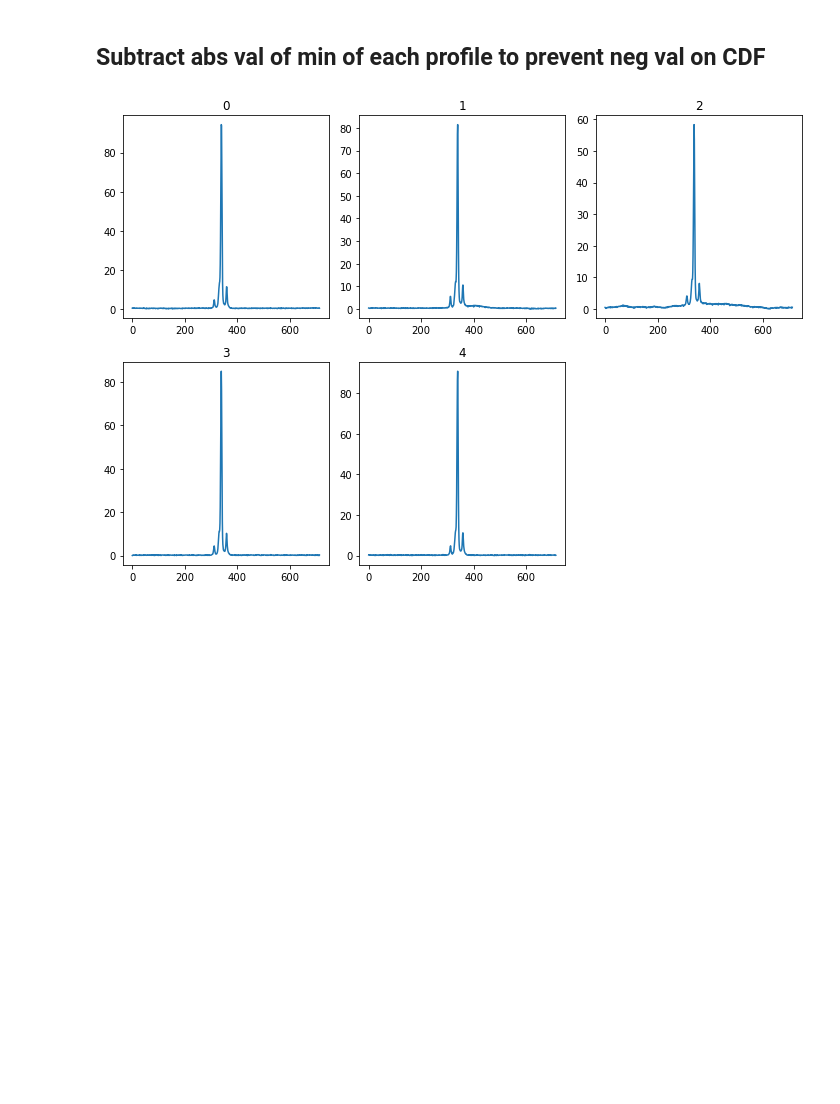
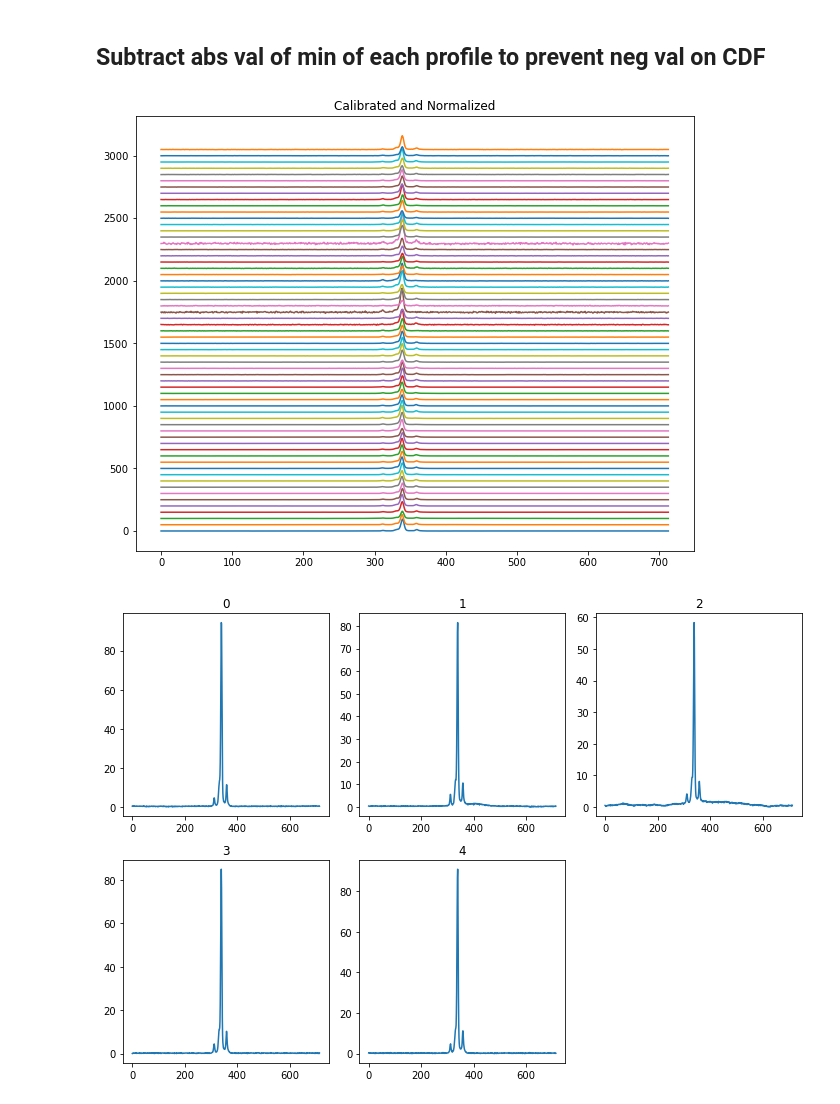
Before and after one commit to minyoungk99/IRES, a Jupyter notebook: J0332_KS_test_sim.ipynb, the cells around one changed output. Cells and saved outputs as stored; diff of their text form; code cells hidden in the pictures; blank space fills up the shorter version.

```diff
--- a/J0332_KS_test_sim.ipynb
+++ b/J0332_KS_test_sim.ipynb
@@ -15,6 +12,16 @@ The autoreload extension is already loaded. To reload it, use:
 # NOTE: profiles should not be plotted with same indices as Dstatistic array, as D statistic array does not have that of the null value.
 # %% [markdown]
 ## Subtract abs val of min of each profile to prevent neg val on CDF
+# %%
+prof = np.loadtxt('J0332_profs.txt')
+# %%
+plt.figure(figsize=(10,8))
+for i,val in enumerate(prof):
+    plt.plot(val + i*50)
+plt.title('Calibrated and Normalized')
+plt.show()
+# %% [output]
+[figure, added]
 # %%
 #calibrated and normalized profile created from notebook J0332_gaussian_fitting
 prof = np.loadtxt('J0332_profs.txt')
```
Also changed, not shown: parts of 1 cell of this notebook, 5 other files.
